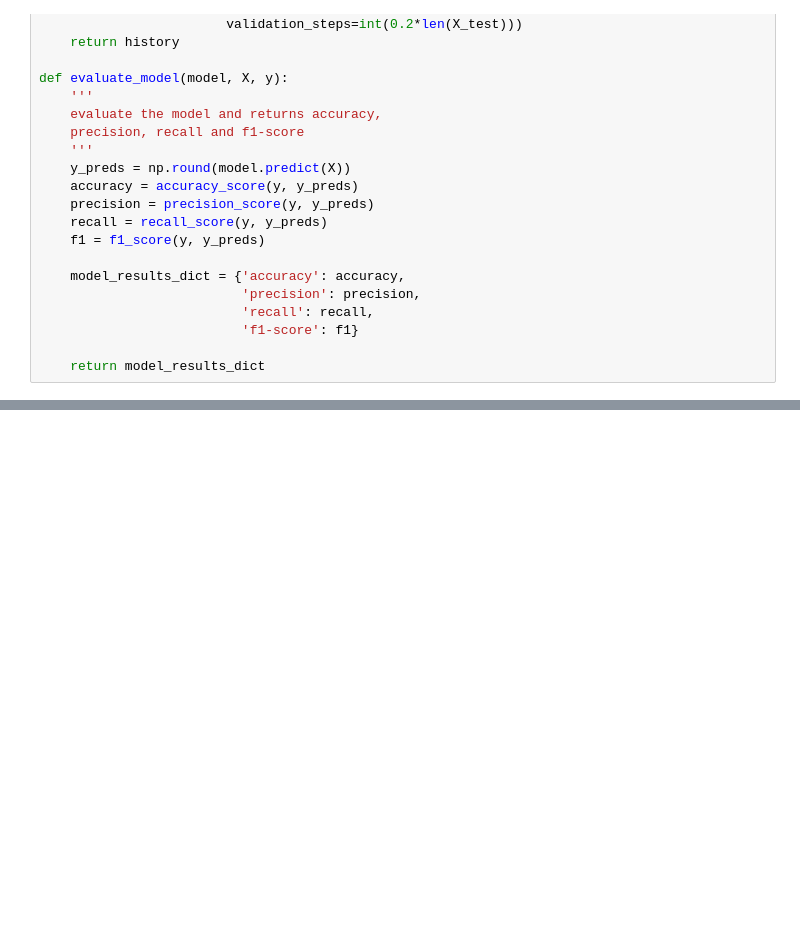
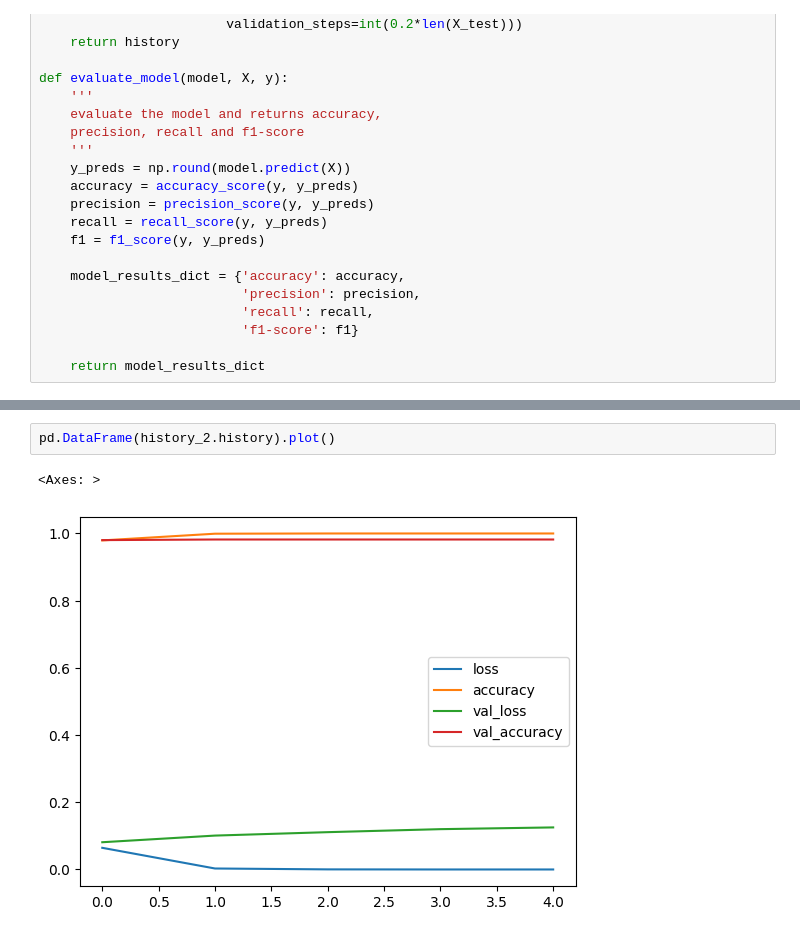
Before and after one commit to b219035retr0/Machine-Learning-Projects-using-python, a Jupyter notebook: SMS_Spam_Detection_using_TensorFlow_in_Python/SMS_Spam_Detection_using_TensorFlow_in_Python.ipynb, the cells around one changed output, grey strips where cells are left out. Saved outputs shown, nothing was run; the diff lists cells and outputs as text; blank space fills up the shorter version.

```diff
--- a/SMS_Spam_Detection_using_TensorFlow_in_Python/SMS_Spam_Detection_using_TensorFlow_in_Python.ipynb
+++ b/SMS_Spam_Detection_using_TensorFlow_in_Python/SMS_Spam_Detection_using_TensorFlow_in_Python.ipynb
@@ -169,3 +215,8 @@ Epoch 5/5
+# %%
+pd.DataFrame(history_2.history).plot()
+# %% [output]
+<Axes: >
+[figure, added]
 # %%
 import tensorflow_hub as hub
 
```
Also changed, not shown: parts of 12 cells of this notebook.
